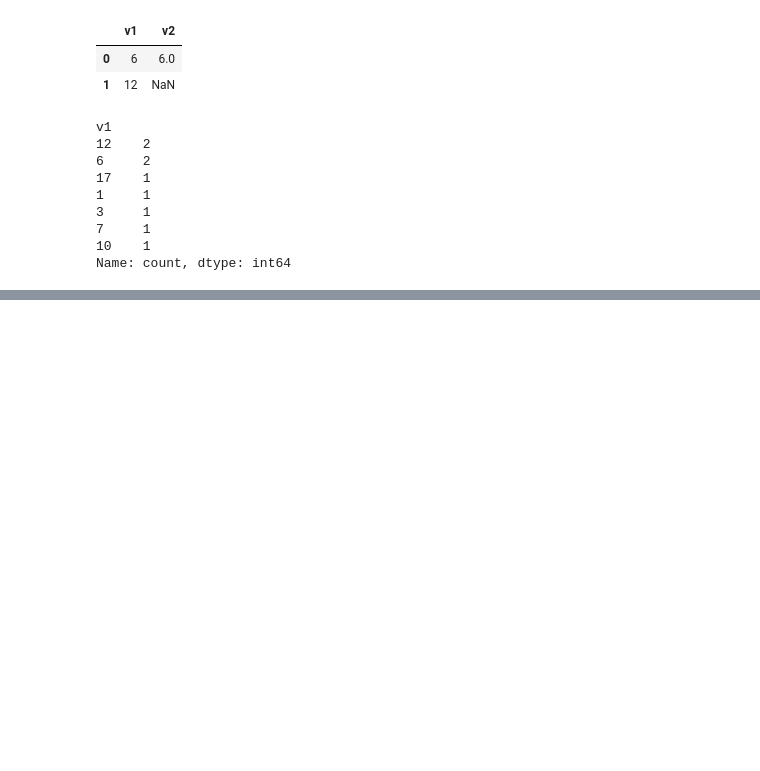
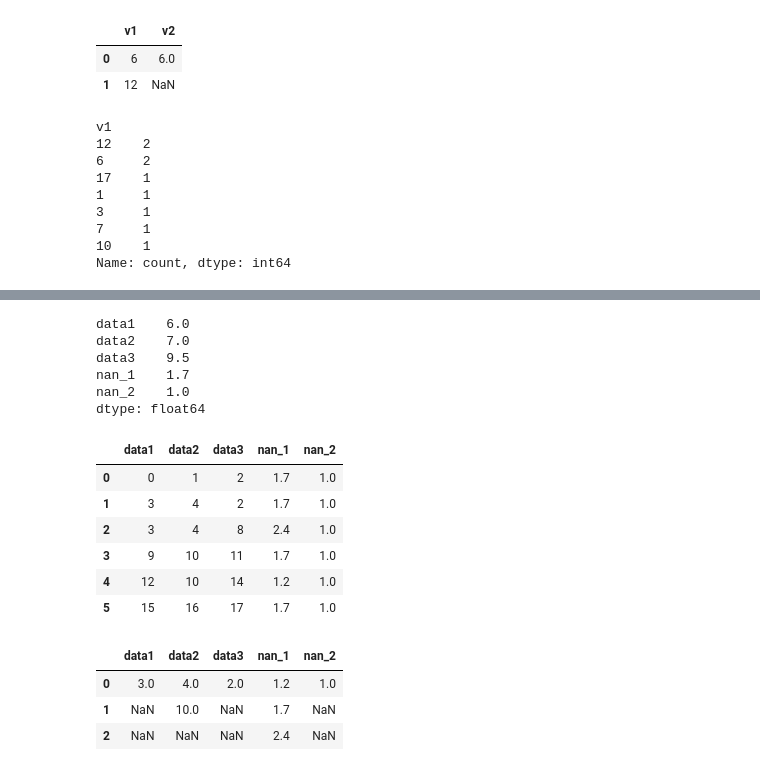
Before and after one commit to ChoHeeWon00/ml-workspace, a Jupyter notebook: 2.데이터 클린징/1.결측데이터/1.결측데이터.ipynb, the cells around one changed output, grey strips where cells are left out. Saved outputs shown, nothing was run; the diff lists cells and outputs as text; code cells hidden in the pictures; blank space fills up the shorter version.

```diff
--- a/2.데이터 클린징/1.결측데이터/Untitled.ipynb
+++ b/2.데이터 클린징/1.결측데이터/1.결측데이터.ipynb
@@ -241,0 +252,26 @@ df_test.mode() #최빈 값
+# %%
+df.median()
+# %% [output]
+data1    6.0
+data2    7.0
+data3    9.5
+nan_1    1.7
+nan_2    1.0
+dtype: float64
+# %%
+df.fillna( df.median() )
+# %% [output]
+|  | data1 | data2 | data3 | nan_1 | nan_2 |
+| 0 | 0 | 1 | 2 | 1.7 | 1.0 |
+| 1 | 3 | 4 | 2 | 1.7 | 1.0 |
+| 2 | 3 | 4 | 8 | 2.4 | 1.0 |
+| 3 | 9 | 10 | 11 | 1.7 | 1.0 |
+| 4 | 12 | 10 | 14 | 1.2 | 1.0 |
+| 5 | 15 | 16 | 17 | 1.7 | 1.0 |
+# %%
+df.mode()
+# %% [output]
+|  | data1 | data2 | data3 | nan_1 | nan_2 |
+| 0 | 3.0 | 4.0 | 2.0 | 1.2 | 1.0 |
+| 1 | NaN | 10.0 | NaN | 1.7 | NaN |
+| 2 | NaN | NaN | NaN | 2.4 | NaN |
```
Also changed, not shown: parts of 11 cells of this notebook, 2 other files.
